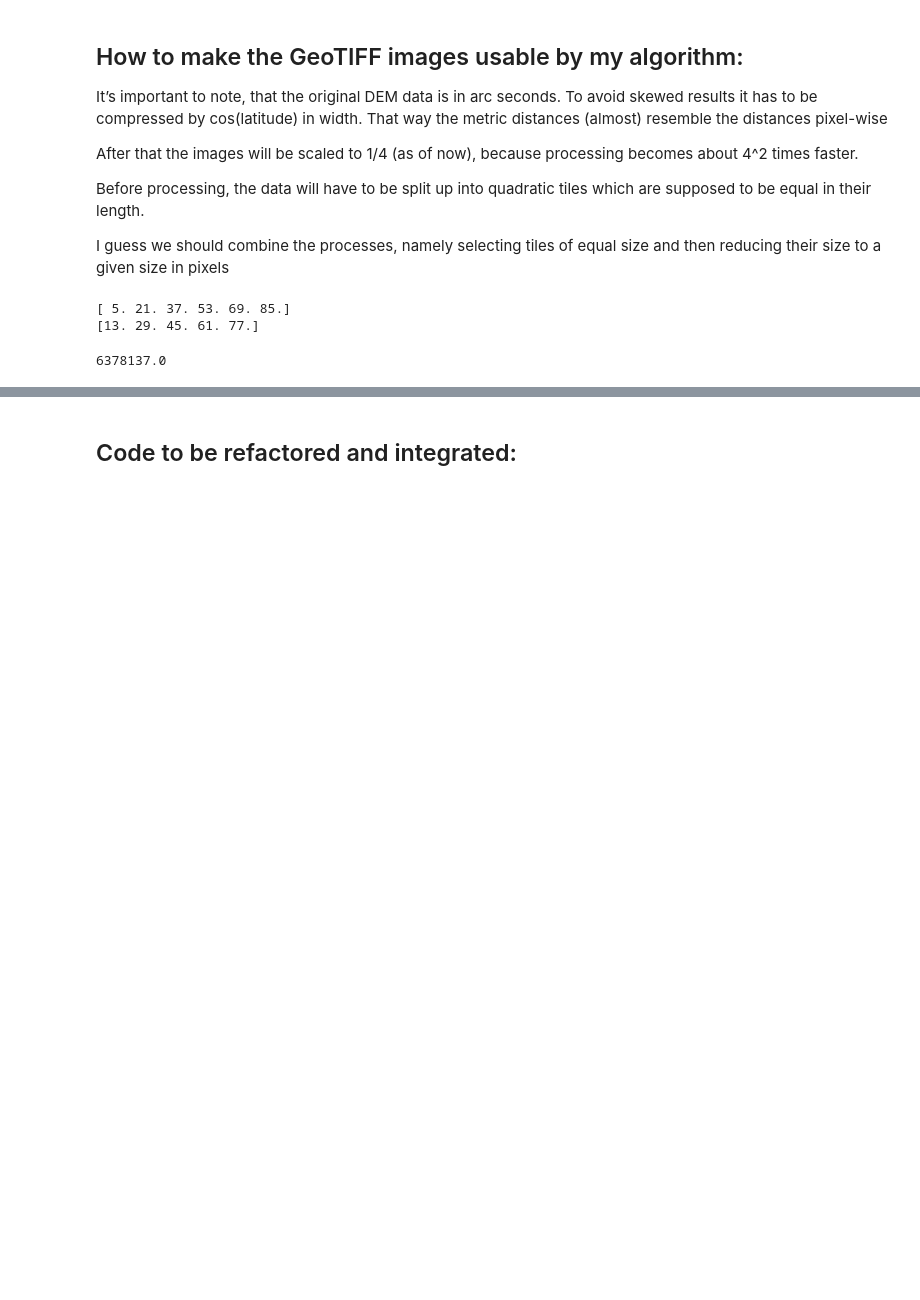
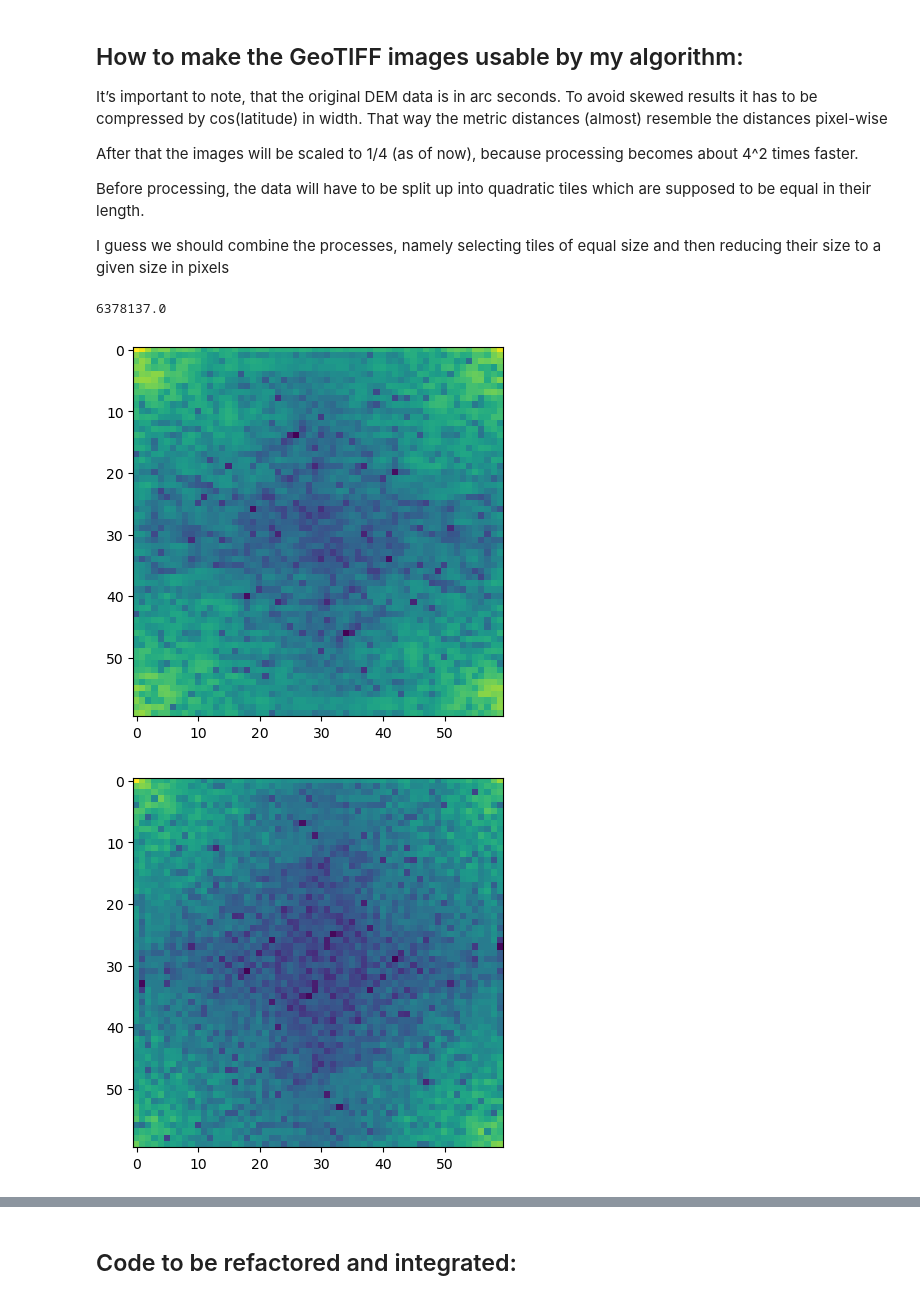
Before and after one commit to sebschger/geospatial-landscape-clustering-by-fft, a Jupyter notebook: main_notebook.ipynb, the cells around one changed output, grey strips where cells are left out. Drawn from its saved outputs; the diff is of its cells as text; code cells hidden in the pictures; blank space fills up the shorter version.

Commit message:
Improved Slicing, and now on the FFT Basics

```diff
--- a/main_notebook.ipynb
+++ b/main_notebook.ipynb
@@ -68,8 +72,9 @@ internal_settings["files"] = {}
 internal_settings["files"]["dem_folder"] = "geotiffs" #Here the to-be-used-geotiffs are located
 
 internal_settings["fft"] = {}
-internal_settings["fft"]["tile_size"] = 1.75 #in km, average length and width of a tile that is processed individually
-internal_settings["fft"]["tile_size"] = 30.0 # For Testing Purposes larger
+internal_settings["fft"]["tile_size_km"] = 1.75 #average length and width of a tile that is processed individually
+internal_settings["fft"]["tile_size_km"] = 55 # For Testing Purposes larger
+internal_settings["fft"]["tile_size_px"] = 60
 
 temporary_settings = {}
 temporary_settings["augmented_dems"] = []
@@ -224,20 +247,3 @@ class AugmentedDEM:
-# %%
-# Just a Testing Cell Block
-
-height = 90
-tile = 16
-start_y = (height % tile) / 2
-number_tiles_y = int( height // tile )
-
-
-borders_y = np.linspace(start_y, height - start_y, number_tiles_y + 1 )
-centers_y = np.linspace(start_y + (tile / 2), height - start_y - (tile / 2), number_tiles_y )
-
-print(borders_y)
-print(centers_y)
-# %% [output]
-[ 5. 21. 37. 53. 69. 85.]
-[13. 29. 45. 61. 77.]
 # %%
 # Put all the DEM maps from the dem_folder into the dem_files
 with os.scandir(internal_settings["files"]["dem_folder"]) as dirlist:
@@ -252,3 +259,38 @@ for d in temporary_settings["augmented_dems"]:
 print(geod.a)
 # %% [output]
 6378137.0
+# %%
+import pyfftw
+
+# Testing
+d = temporary_settings["augmented_dems"][0]
+
+
+fft_input_array = pyfftw.empty_aligned((len(d.tiles_resampled),
+                                        internal_settings["fft"]["tile_size_px"],
+                                        internal_settings["fft"]["tile_size_px"]),
+                                        dtype = "complex64")
+
+fft_output_array =  pyfftw.empty_aligned((len(d.tiles_resampled),
+                                        internal_settings["fft"]["tile_size_px"],
+                                        internal_settings["fft"]["tile_size_px"]),
+                                        dtype = "complex64")
+
+fft_execution_plan = pyfftw.FFTW(fft_input_array,
+                                 fft_output_array, axes=(1,2),
+                                 direction="FFTW_FORWARD",
+                                 flags=("FFTW_MEASURE",))
+
+fft_input_array[:] = temporary_settings["augmented_dems"][0].tiles_resampled #Important. [:] ensures the reserved empty array is used, and no new one is created! It will not work without that special slicing.
+
+fft_execution_plan.execute()
+
+fft_magnitude_spectra = np.log(np.abs(fft_output_array) + 1)
+# %%
+for picture in fft_magnitude_spectra:
+    plt.imshow(picture)
+    plt.show()
+    plt.close()
+# %% [output]
+[figure, added]
+[figure, added]
```
Also changed, not shown: parts of 4 cells of this notebook.
